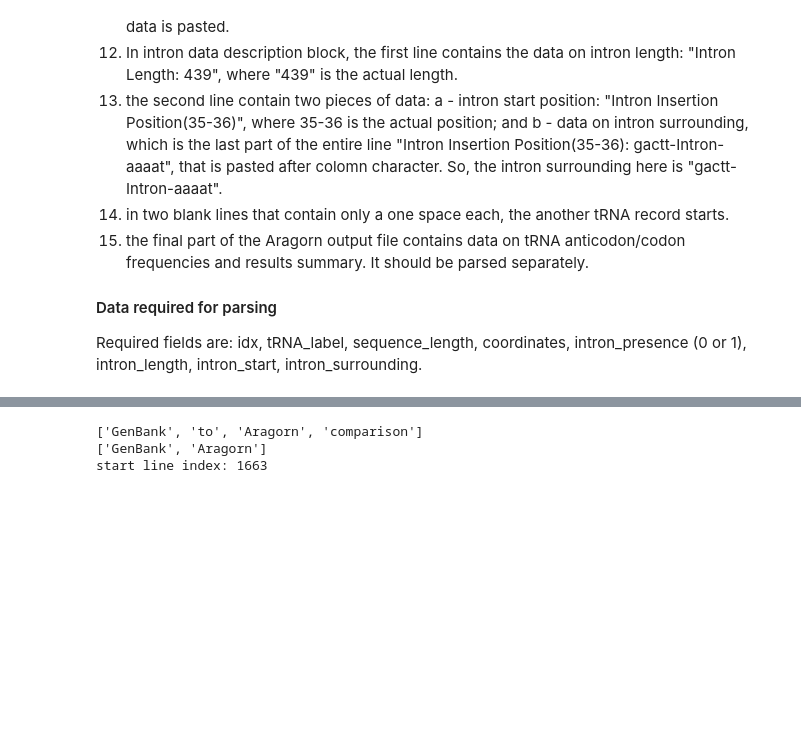
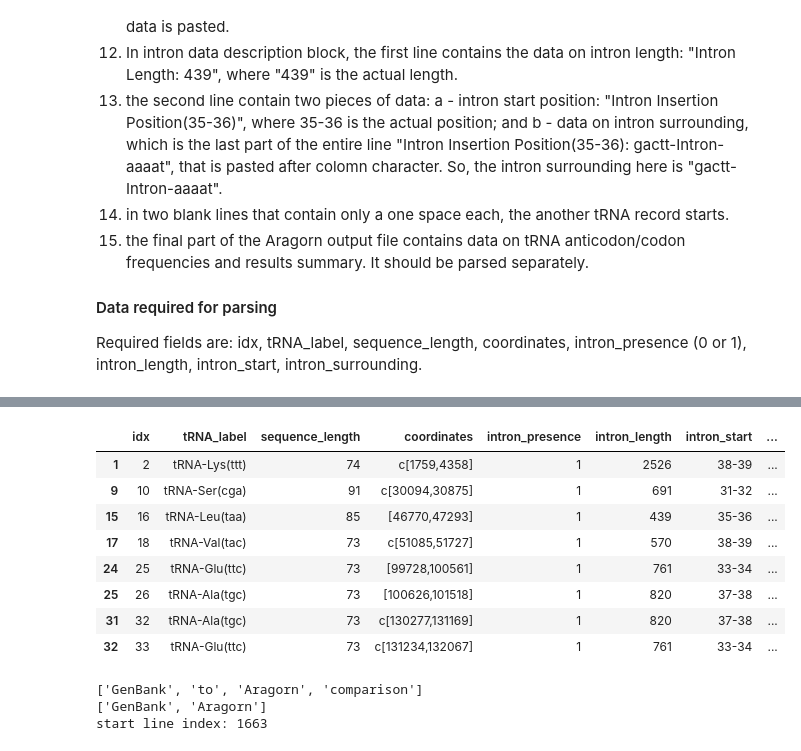
Before and after one commit to asan-emirsaleh/plastome_postprocessing, a Jupyter notebook: troubleshoot_cc.ipynb, the cells around one changed output, grey strips where cells are left out. Drawn from its saved outputs; the diff is of its cells as text; code cells hidden in the pictures; blank space fills up the shorter version.

Commit message:
add intron position calculations

```diff
--- a/troubleshoot_cc.ipynb
+++ b/troubleshoot_cc.ipynb
@@ -574,0 +756,19 @@ Required fields are: idx, tRNA_label, sequence_length, coordinates, intron_prese
+# %%
+# troubleshoot coordinates mismatch
+from Bio import SeqIO, SeqRecord
+
+gb_file = 'plastomes/table2asn/cc/Crepis_callicephala.gbf'
+
+with open(gb_file, "r") as handle:
+    records = SeqIO.parse(handle, "gb")
+    for record in records:
+        tRNA_seq = record.seq[1759:4358]
+
+print(tRNA_seq)
+
+# validation with converting from 1-based coords to pythonic 0-based
+calculated_l = (exon1_loc[1] - exon1_loc[0]) + (exon2_loc[1] + 1 - exon2_loc[0])
+if sample_coords['sequence_length'] == calculated_l:
+    print("lengths match!")
+else:
+    print(f'lengths do not match: {calculated_l} and expected {sample_coords['sequence_length']}')
@@ -574,0 +778,50 @@ Required fields are: idx, tRNA_label, sequence_length, coordinates, intron_prese
+# %%
+# Prepare parser
+def calc_joins(coordinates: str,
+               intron_length: int,
+               intron_start: str,
+               sequence_length: int,
+               ) -> dict:
+    exact_start = int(intron_start.split("-")[0])
+    location = {}
+    if 'c[' in coordinates:
+        location['strand'] = -1
+    else:
+        location['strand'] = 1
+
+    coords_list = coordinates.strip('c[]').split(",")
+    coords_list = list(map(int, coords_list))
+    coords_list.sort()
+    location['start'] = coords_list[0]
+    location['end'] = coords_list[1]
+
+    exon1_loc = [location['start'], location['start'] + exact_start]
+    exon2_loc = [location['start'] + exact_start + sample_coords['intron_length'], location['end']]
+
+    calculated_l = (exon1_loc[1] - exon1_loc[0]) + (exon2_loc[1] + 1 - exon2_loc[0])
+    if sample_coords['sequence_length'] == calculated_l:
+        print("lengths match!")
+    else:
+        print(f"lengths do not match: {calculated_l} and expected {sample_coords['sequence_length']}")
+
+    coordinates = [
+        location['strand'],
+        [exon1_loc, exon2_loc],
+    ]
+
+    return coordinates
+
+
+df_intron[['strand', 'joined_coordinates']] = df_intron.apply(
+    lambda row: calc_joins(
+        coordinates=row['coordinates'],
+        intron_length=row['intron_length'],
+        intron_start=row['intron_start'],
+        sequence_length=row['sequence_length']
+    ),
+    axis=1,
+    result_type='expand'
+)
+
+display(df_intron)
+# %% [output]
@@ -575,3 +836,12 @@ Required fields are: idx, tRNA_label, sequence_length, coordinates, intron_prese
+|  | idx | tRNA_label | sequence_length | coordinates | intron_presence | intron_length | intron_start | ... |
+| 1 | 2 | tRNA-Lys(ttt) | 74 | c[1759,4358] | 1 | 2526 | 38-39 | ... |
+| 9 | 10 | tRNA-Ser(cga) | 91 | c[30094,30875] | 1 | 691 | 31-32 | ... |
+| 15 | 16 | tRNA-Leu(taa) | 85 | [46770,47293] | 1 | 439 | 35-36 | ... |
+| 17 | 18 | tRNA-Val(tac) | 73 | c[51085,51727] | 1 | 570 | 38-39 | ... |
+| 24 | 25 | tRNA-Glu(ttc) | 73 | [99728,100561] | 1 | 761 | 33-34 | ... |
+| 25 | 26 | tRNA-Ala(tgc) | 73 | [100626,101518] | 1 | 820 | 37-38 | ... |
+| 31 | 32 | tRNA-Ala(tgc) | 73 | c[130277,131169] | 1 | 820 | 37-38 | ... |
+| 32 | 33 | tRNA-Glu(ttc) | 73 | c[131234,132067] | 1 | 761 | 33-34 | ... |
 # %%
 # parse Aragorn output
 import pandas as pd
```
Also changed, not shown: parts of 6 cells of this notebook, 1 other file.
